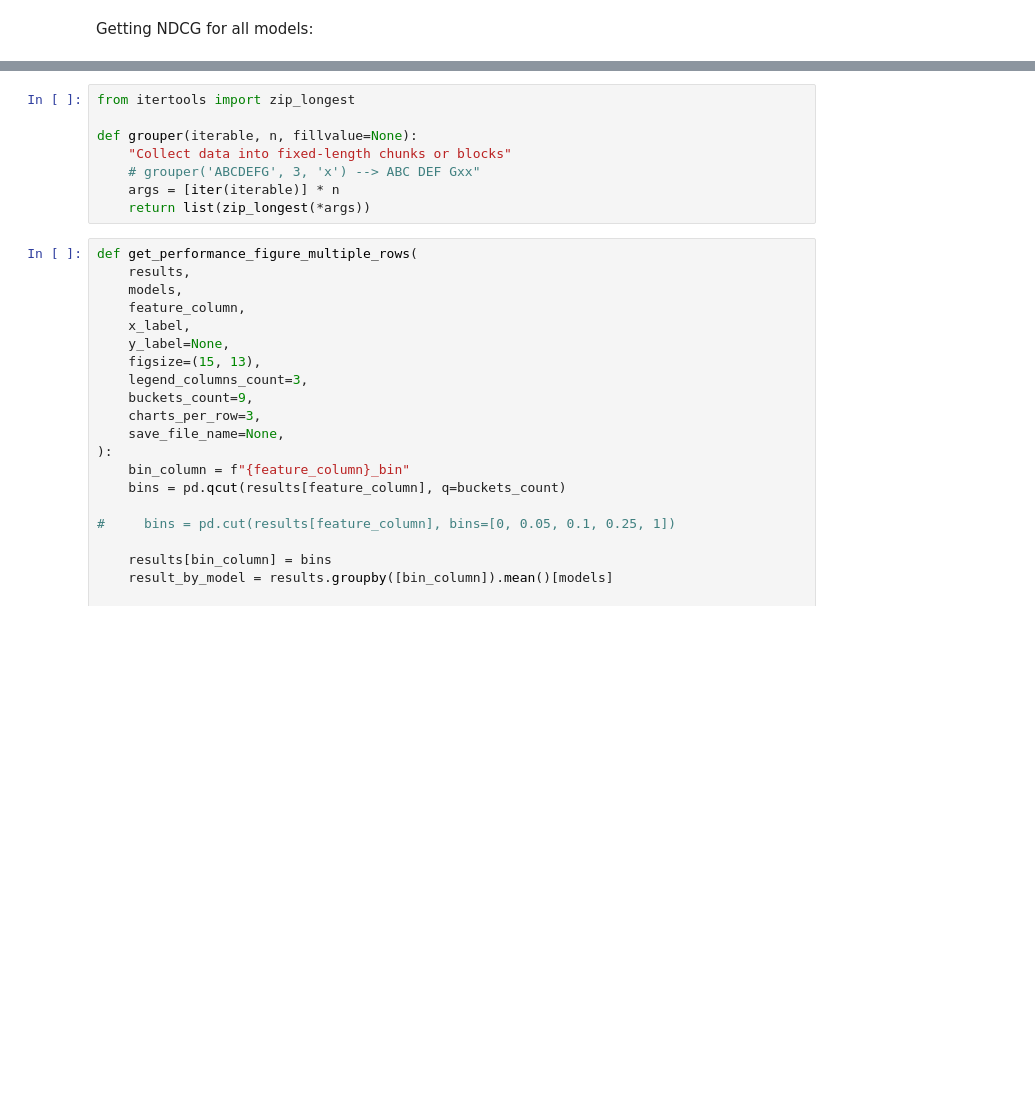
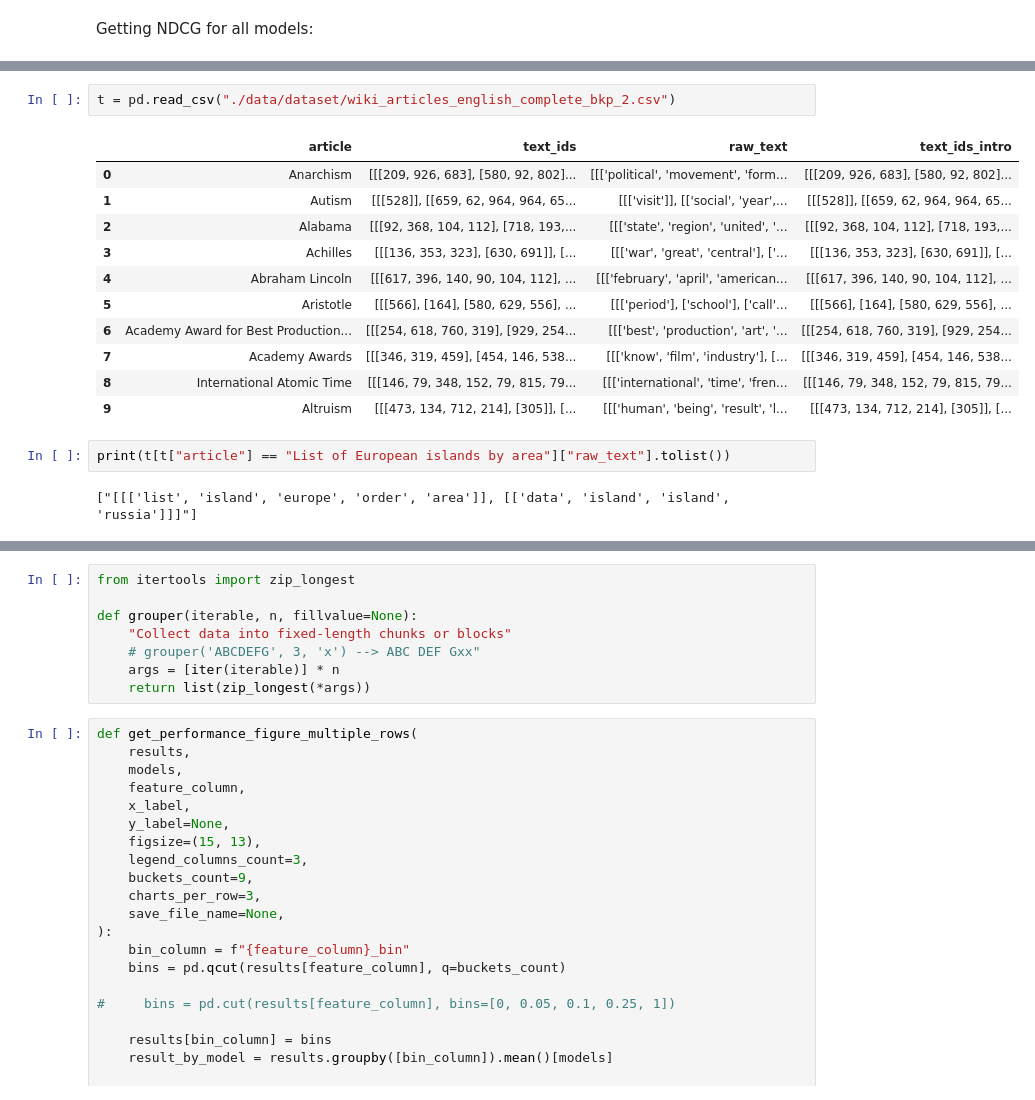
Before and after one commit to davipaula/master-thesis, a Jupyter notebook: Results analyzer.ipynb, the cells around one changed output, grey strips where cells are left out. Saved outputs shown, nothing was run; the diff lists cells and outputs as text; blank space fills up the shorter version.

```diff
--- a/Results analyzer.ipynb
+++ b/Results analyzer.ipynb
@@ -129,0 +217,18 @@ _results = results_analyzer.calculate_statistics_per_group()
+# %%
+t = pd.read_csv("./data/dataset/wiki_articles_english_complete_bkp_2.csv")
+# %% [output]
+|  | article | text_ids | raw_text | text_ids_intro |
+| 0 | Anarchism | [[[209, 926, 683], [580, 92, 802]... | [[['political', 'movement', 'form... | [[[209, 926, 683], [580, 92, 802]... |
+| 1 | Autism | [[[528]], [[659, 62, 964, 964, 65... | [[['visit']], [['social', 'year',... | [[[528]], [[659, 62, 964, 964, 65... |
+| 2 | Alabama | [[[92, 368, 104, 112], [718, 193,... | [[['state', 'region', 'united', '... | [[[92, 368, 104, 112], [718, 193,... |
+| 3 | Achilles | [[[136, 353, 323], [630, 691]], [... | [[['war', 'great', 'central'], ['... | [[[136, 353, 323], [630, 691]], [... |
+| 4 | Abraham Lincoln | [[[617, 396, 140, 90, 104, 112], ... | [[['february', 'april', 'american... | [[[617, 396, 140, 90, 104, 112], ... |
+| 5 | Aristotle | [[[566], [164], [580, 629, 556], ... | [[['period'], ['school'], ['call'... | [[[566], [164], [580, 629, 556], ... |
+| 6 | Academy Award for Best Production... | [[[254, 618, 760, 319], [929, 254... | [[['best', 'production', 'art', '... | [[[254, 618, 760, 319], [929, 254... |
+| 7 | Academy Awards | [[[346, 319, 459], [454, 146, 538... | [[['know', 'film', 'industry'], [... | [[[346, 319, 459], [454, 146, 538... |
+| 8 | International Atomic Time | [[[146, 79, 348, 152, 79, 815, 79... | [[['international', 'time', 'fren... | [[[146, 79, 348, 152, 79, 815, 79... |
+| 9 | Altruism | [[[473, 134, 712, 214], [305]], [... | [[['human', 'being', 'result', 'l... | [[[473, 134, 712, 214], [305]], [... |
+# %%
+print(t[t["article"] == "List of European islands by area"]["raw_text"].tolist())
+# %% [output]
+["[[['list', 'island', 'europe', 'order', 'area']], [['data', 'island', 'island', 'russia']]]"]
```
Also changed, not shown: parts of 17 cells of this notebook, 1 other file.
